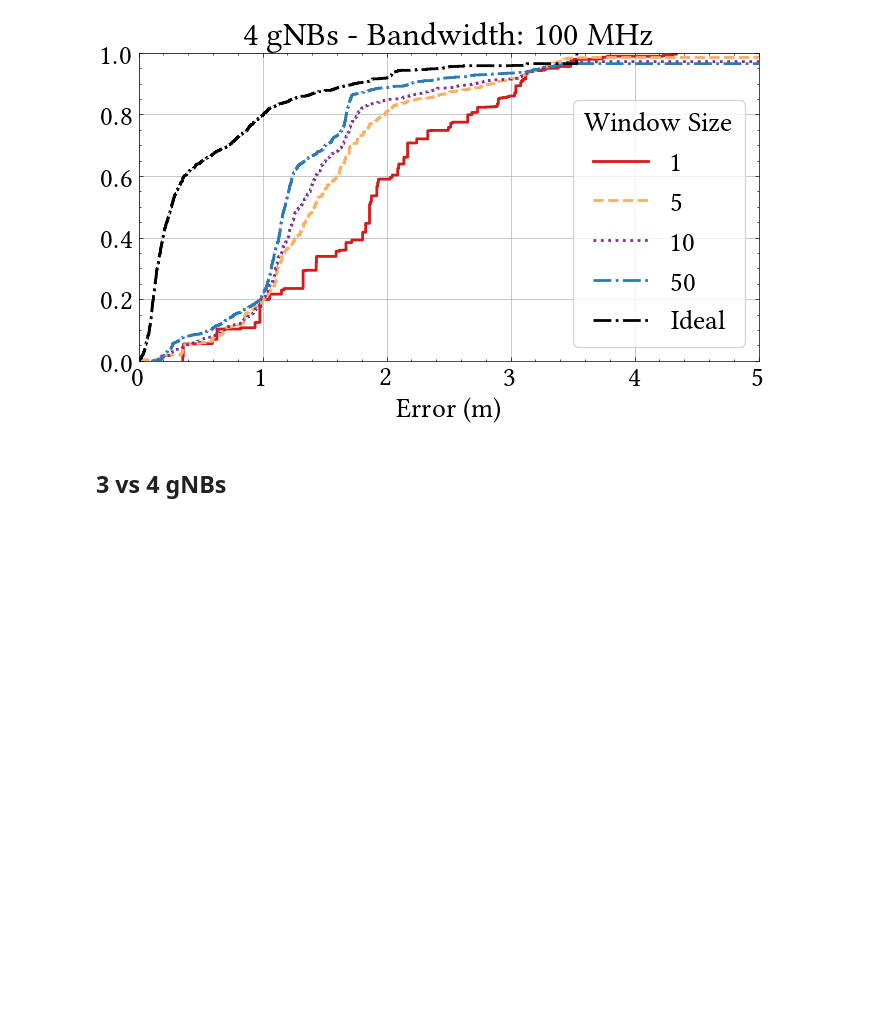
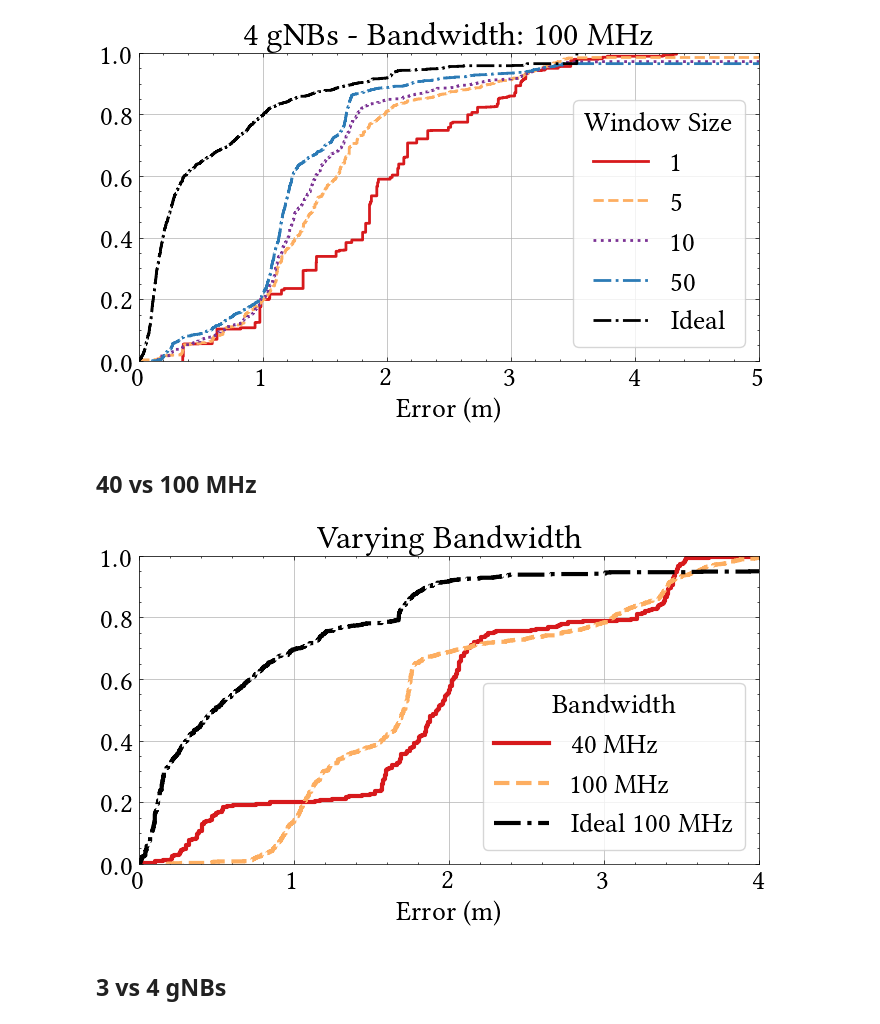
Before and after one commit to yagoliz/5glocalization, a Jupyter notebook: notebooks/ext-05-pictures.ipynb, the cells around one changed output. Cells and saved outputs as stored; diff of their text form; code cells hidden in the pictures; blank space fills up the shorter version.

```diff
--- a/notebooks/ext-05-pictures.ipynb
+++ b/notebooks/ext-05-pictures.ipynb
@@ -160,3 +160,5 @@ with plt.style.context(['science','acm']):
     plt.show()
 # %% [output]
 [figure]
+# %% [markdown]
+## 40 vs 100 MHz
@@ -163,3 +193,24 @@ with plt.style.context(['science','acm']):
+# %%
+with plt.style.context(['science','acm']):
+    plt.rcParams.update({'figure.dpi': '100'})
+    plt.rcParams.update({'font.size': 20})
+    f, ax = plt.subplots(figsize=(8, 4))
+
+    ax.ecdf(ee40, linewidth=3.0, label='40 MHz')
+    ax.ecdf(ee100, linewidth=3.0, label='100 MHz')
+    ax.ecdf(eidea, linewidth=3.0, label='Ideal 100 MHz', color='black', linestyle='-.')
+
+    ax.set_xlim([0,4])
+    ax.grid()
+
+    ax.set_title(f'Varying Bandwidth - 3gNB')
+    ax.set_xlabel('Error (m)')
+    ax.legend(title='Bandwidth', frameon=True)
+
+    # plt.savefig('../pics/comnets/oversample.pdf', format="pdf", bbox_inches='tight', dpi=200)
+    plt.show()
+# %% [output]
+[figure, added]
 # %% [markdown]
 ## 3 vs 4 gNBs
 # %%
```
Also changed, not shown: parts of 3 cells of this notebook, 2 other files.
